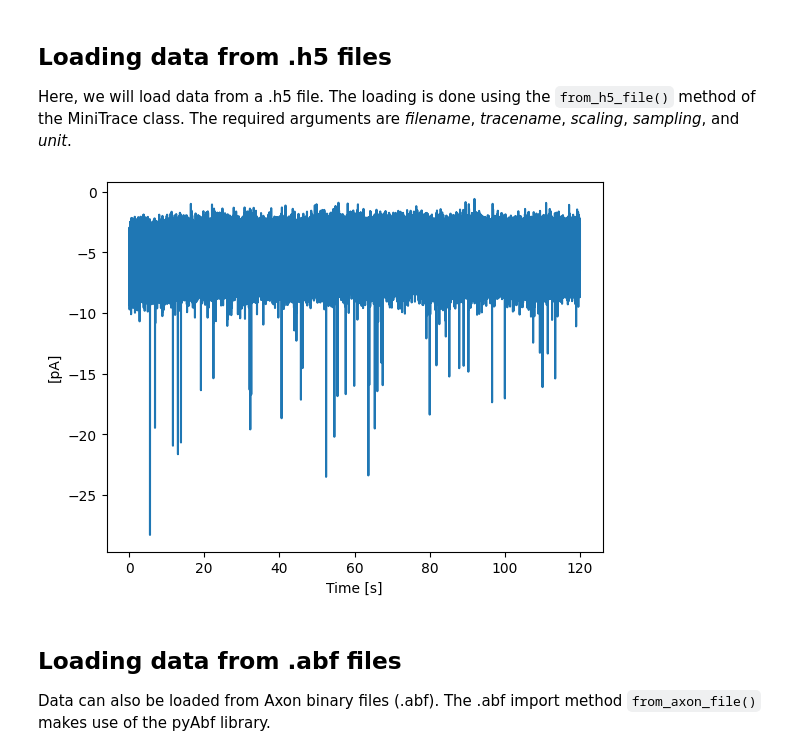
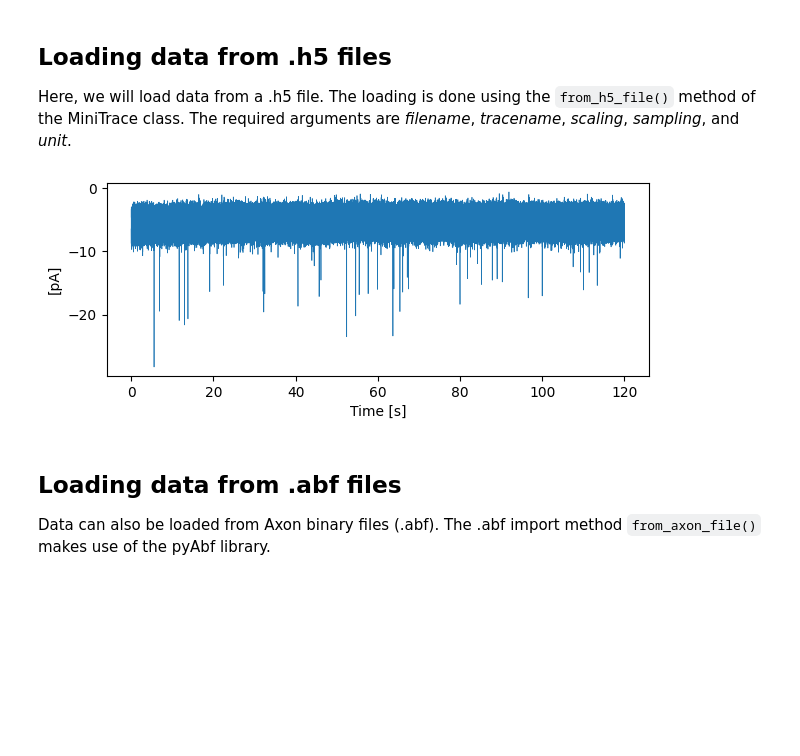
Before and after one commit to delvendahl/miniML, a Jupyter notebook: docs/general/loading_data.ipynb, the cells around one changed output. Saved outputs shown, nothing was run; the diff lists cells and outputs as text; code cells hidden in the pictures; blank space fills up the shorter version.

```diff
--- a/docs/general/loading_data.ipynb
+++ b/docs/general/loading_data.ipynb
@@ -13,18 +13,18 @@ Here, we will load data from a .h5 file. The loading is done using the `from_h5_
 # %%
 filename = '../../example_data/gc_mini_trace.h5'
 scaling = 1e12
 unit = 'pA'
 
 # get from h5 file
-h5_trace = MiniTrace.from_h5_file(filename=filename,
-                                  tracename='mini_data',
-                                  scaling=scaling,
-                                  sampling=2e-5,
-                                  unit=unit)
+h5_trace = TraceLoader.from_h5_file(filename=filename,
+                                    tracename='mini_data',
+                                    scaling=scaling,
+                                    sampling=2e-5,
+                                    unit=unit)
 
-h5_trace.plot_trace()
+h5_trace.plot_trace(figsize=(7, 2.5))
 # %% [output]
-[figure, old version]
+[figure, new version]
 # %% [markdown]
 ## Loading data from .abf files
 
```
Also changed, not shown: parts of 4 cells of this notebook, 2 other files.
